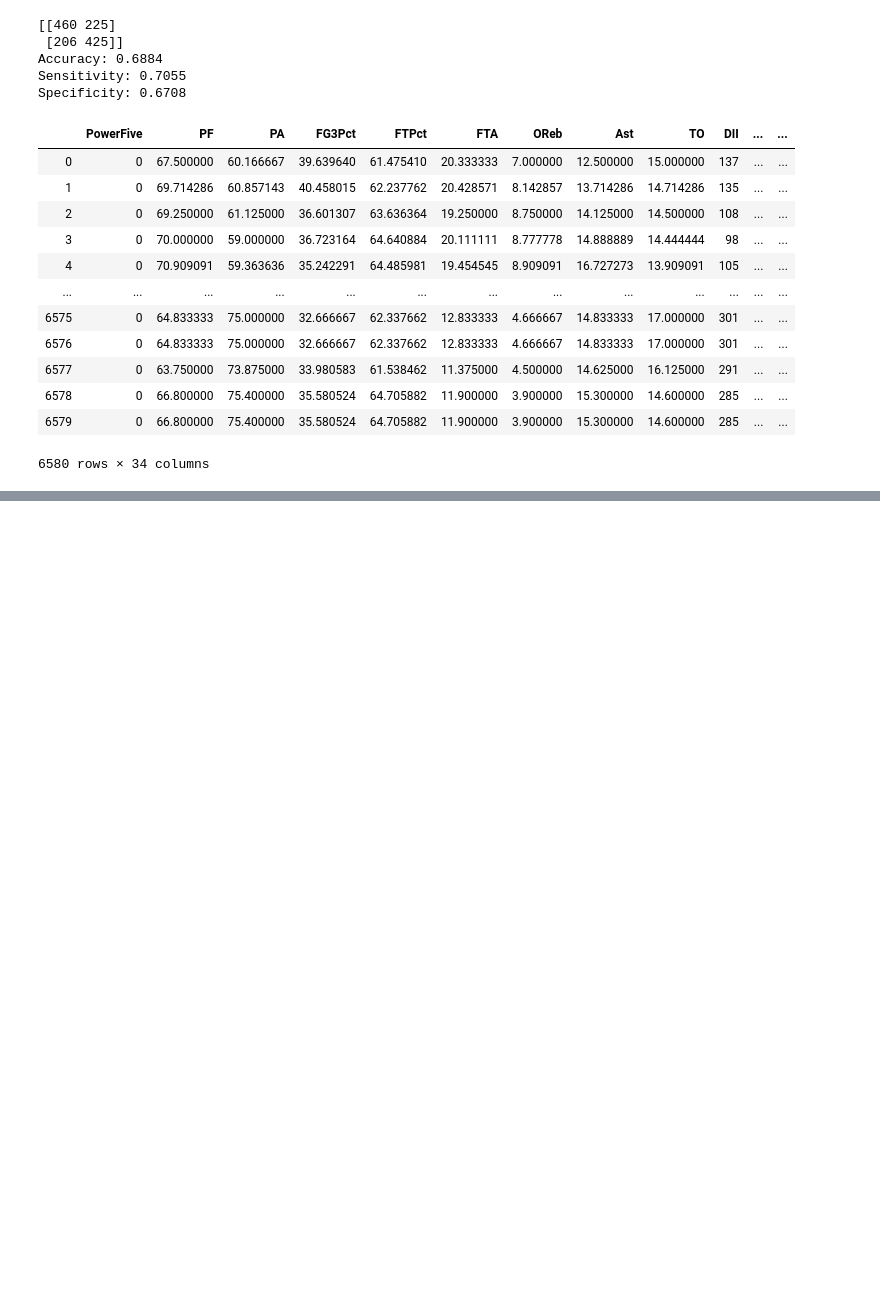
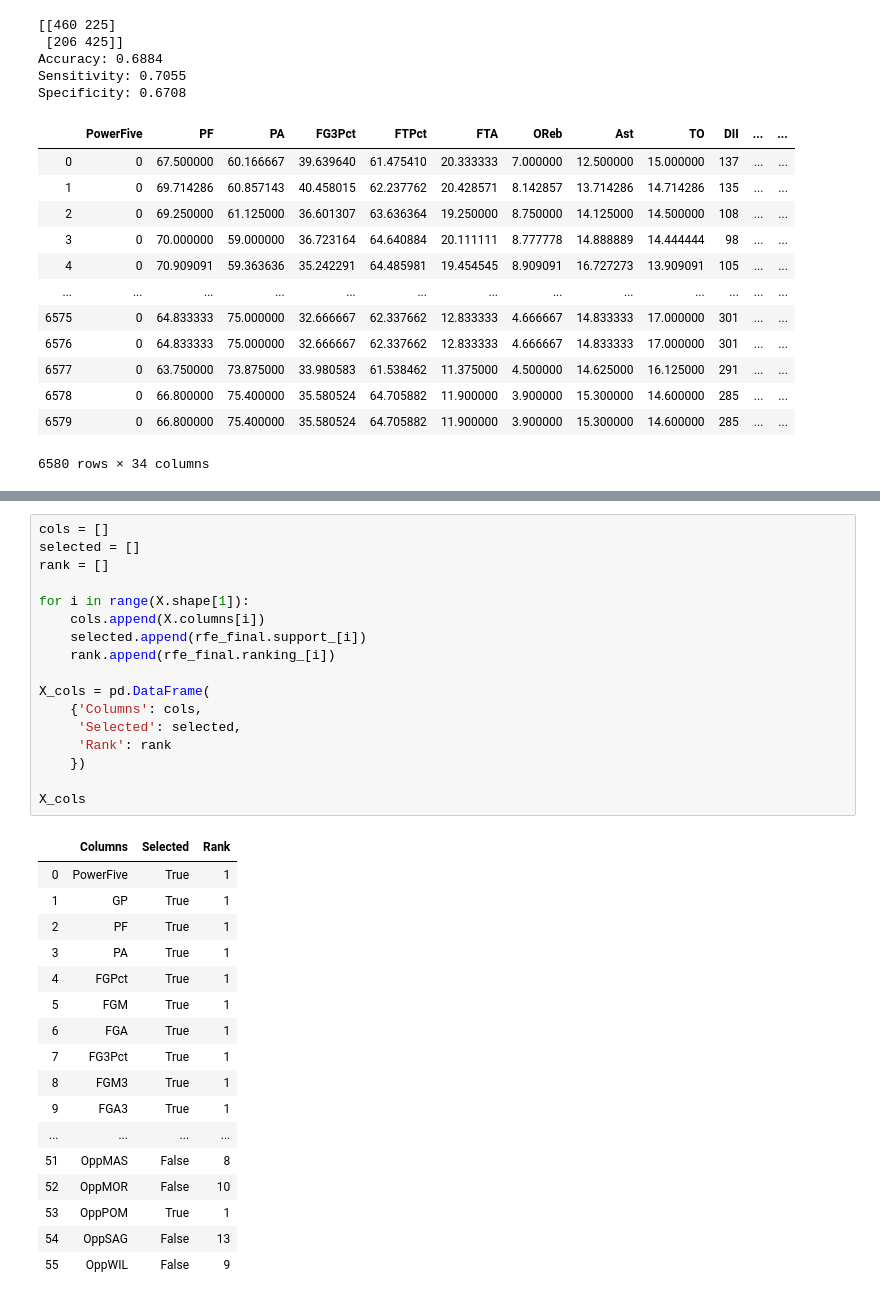
Before and after one commit to ethanhall99/ncaam-march-mania-2021, a Jupyter notebook: Model_1.ipynb, the cells around one changed output, grey strips where cells are left out. Cells and saved outputs as stored; diff of their text form; blank space fills up the shorter version.

```diff
--- a/Model_1.ipynb
+++ b/Model_1.ipynb
@@ -223,0 +275,35 @@ Specificity: 0.6708
+# %%
+cols = []
+selected = []
+rank = []
+
+for i in range(X.shape[1]):
+    cols.append(X.columns[i])
+    selected.append(rfe_final.support_[i])
+    rank.append(rfe_final.ranking_[i])
+
+X_cols = pd.DataFrame(
+    {'Columns': cols,
+     'Selected': selected,
+     'Rank': rank
+    })
+
+X_cols
+# %% [output]
+|  | Columns | Selected | Rank |
+| 0 | PowerFive | True | 1 |
+| 1 | GP | True | 1 |
+| 2 | PF | True | 1 |
+| 3 | PA | True | 1 |
+| 4 | FGPct | True | 1 |
+| 5 | FGM | True | 1 |
+| 6 | FGA | True | 1 |
+| 7 | FG3Pct | True | 1 |
+| 8 | FGM3 | True | 1 |
+| 9 | FGA3 | True | 1 |
+| ... | ... | ... | ... |
+| 51 | OppMAS | False | 8 |
+| 52 | OppMOR | False | 10 |
+| 53 | OppPOM | True | 1 |
+| 54 | OppSAG | False | 13 |
+| 55 | OppWIL | False | 9 |
```
Also changed, not shown: parts of 7 cells of this notebook.
